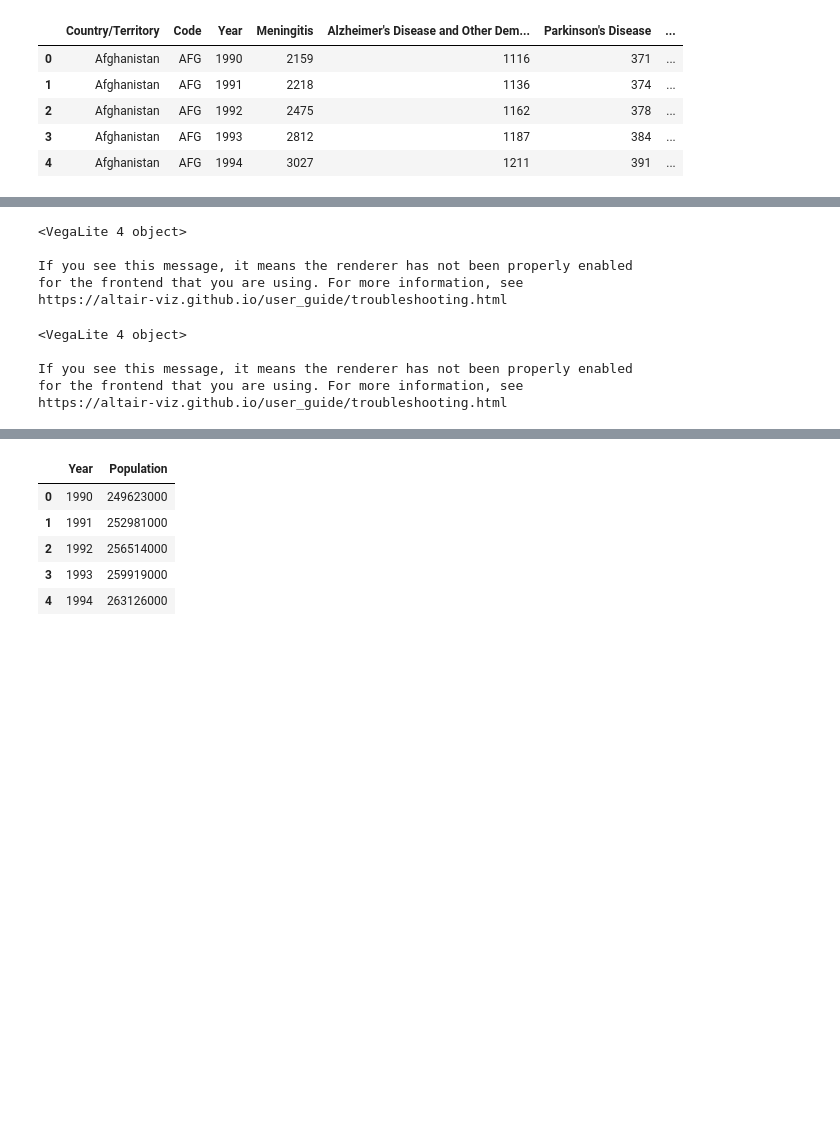
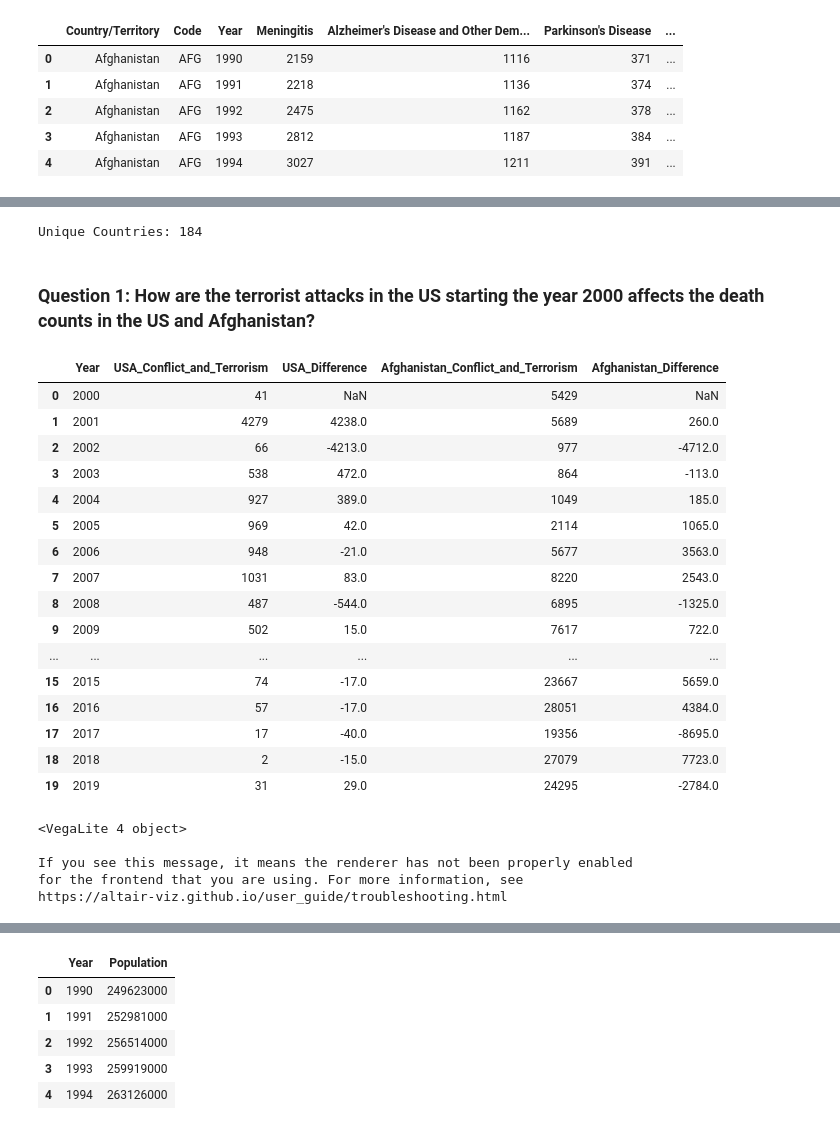
Before and after one commit to jiahongc/Udacity-Data-Science_Project1-Blog, a Jupyter notebook: project_1.ipynb, the cells around one changed output, grey strips where cells are left out. Saved outputs shown, nothing was run; the diff lists cells and outputs as text; code cells hidden in the pictures; blank space fills up the shorter version.

```diff
--- a/project_1.ipynb
+++ b/project_1.ipynb
@@ -52,3 +78,40 @@ df.rename(columns={'Long_':'Long'},inplace=True)
+# %%
+# After merging, we get 184 that has country UID, down from 204
+print("Unique Countries:",df['Country_Territory'].nunique())
+# %% [output]
+Unique Countries: 184
+# %% [markdown]
+### Question 1: How are the terrorist attacks in the US starting the year 2000 affects the death counts in the US and Afghanistan?
+# %%
+
+USA_Terrorism =df.loc[(df.Country_Territory=="United States") & (df.Year>=2000)][['Year','Conflict_and_Terrorism']].sort_values('Year').reset_index(drop=True)
+USA_Terrorism["USA_Difference"] = USA_Terrorism['Conflict_and_Terrorism'].diff()
+USA_Terrorism.rename(columns={'Conflict_and_Terrorism':'USA_Conflict_and_Terrorism'},inplace=True)
+
+Afghanistan=df.loc[(df.Country_Territory=="Afghanistan") & (df.Year>=2000)][['Year','Conflict_and_Terrorism']].sort_values('Year').reset_index(drop=True)
+Afghanistan["Afghanistan_Difference"] = Afghanistan['Conflict_and_Terrorism'].diff()
+Afghanistan.rename(columns={'Conflict_and_Terrorism':'Afghanistan_Conflict_and_Terrorism'},inplace=True)
+# %%
+Terrorism=pd.merge(left=USA_Terrorism,right=Afghanistan,left_on="Year",right_on="Year")
+Terrorism
+# %% [output]
+|  | Year | USA_Conflict_and_Terrorism | USA_Difference | Afghanistan_Conflict_and_Terrorism | Afghanistan_Difference |
+| 0 | 2000 | 41 | NaN | 5429 | NaN |
+| 1 | 2001 | 4279 | 4238.0 | 5689 | 260.0 |
+| 2 | 2002 | 66 | -4213.0 | 977 | -4712.0 |
+| 3 | 2003 | 538 | 472.0 | 864 | -113.0 |
+| 4 | 2004 | 927 | 389.0 | 1049 | 185.0 |
+| 5 | 2005 | 969 | 42.0 | 2114 | 1065.0 |
+| 6 | 2006 | 948 | -21.0 | 5677 | 3563.0 |
+| 7 | 2007 | 1031 | 83.0 | 8220 | 2543.0 |
+| 8 | 2008 | 487 | -544.0 | 6895 | -1325.0 |
+| 9 | 2009 | 502 | 15.0 | 7617 | 722.0 |
+| ... | ... | ... | ... | ... | ... |
+| 15 | 2015 | 74 | -17.0 | 23667 | 5659.0 |
+| 16 | 2016 | 57 | -17.0 | 28051 | 4384.0 |
+| 17 | 2017 | 17 | -40.0 | 19356 | -8695.0 |
+| 18 | 2018 | 2 | -15.0 | 27079 | 7723.0 |
+| 19 | 2019 | 31 | 29.0 | 24295 | -2784.0 |
 # %%
 def display_map(year,column_name):
     df1 = df.loc[df.Year==year].reset_index()
@@ -84,19 +147,3 @@ def display_map(year,column_name):
     )
 
     return chart
-# %%
-display_map(1995,'HIV_AIDS')
-# %% [output]
-<VegaLite 4 object>
-
-If you see this message, it means the renderer has not been properly enabled
-for the frontend that you are using. For more information, see
-https://altair-viz.github.io/user_guide/troubleshooting.html
-# %%
-display_map(2011,'HIV_AIDS')
-# %% [output]
-<VegaLite 4 object>
-
-If you see this message, it means the renderer has not been properly enabled
-for the frontend that you are using. For more information, see
-https://altair-viz.github.io/user_guide/troubleshooting.html
@@ -134,0 +150,8 @@ chart = (
+# %%
+display_map(2000,'Conflict_and_Terrorism')
+# %% [output]
+<VegaLite 4 object>
+
+If you see this message, it means the renderer has not been properly enabled
+for the frontend that you are using. For more information, see
+https://altair-viz.github.io/user_guide/troubleshooting.html
```
Also changed, not shown: parts of 16 cells of this notebook.
